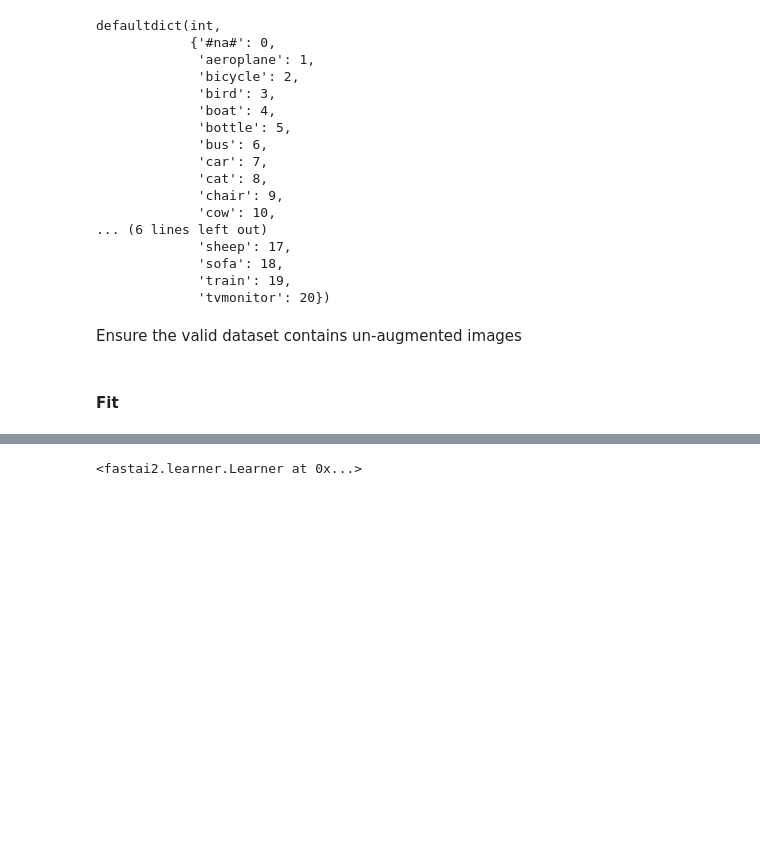
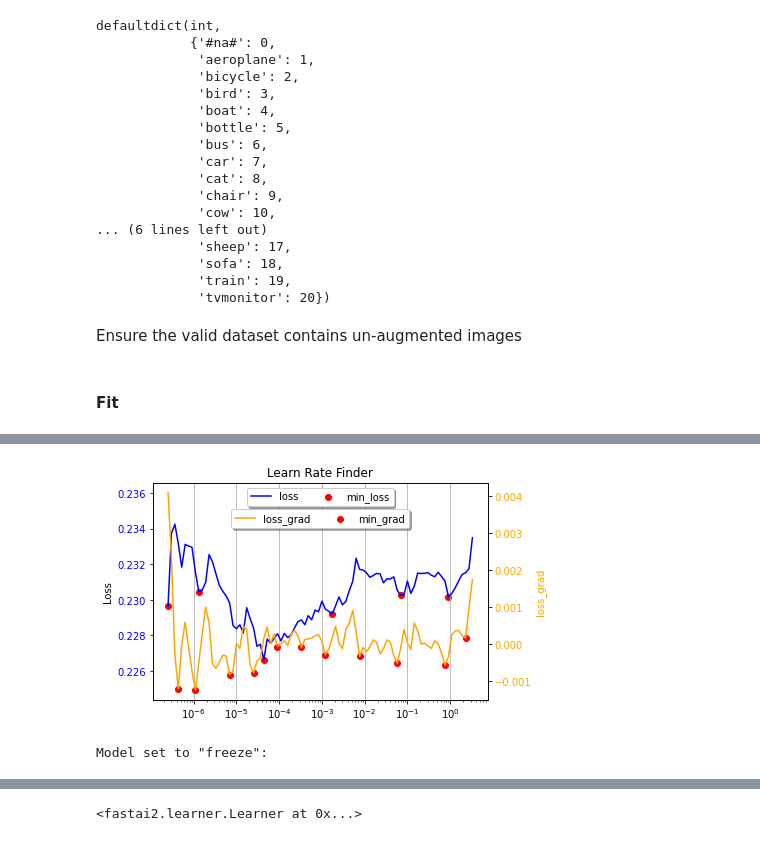
Before and after one commit to jav0927/AI, a Jupyter notebook: Fastai2_SSD_280_GouAug.ipynb, the cells around one changed output, grey strips where cells are left out. Cells and saved outputs as stored; diff of their text form; code cells hidden in the pictures; blank space fills up the shorter version.

```diff
--- a/Fastai2_SSD_280_GouAug.ipynb
+++ b/Fastai2_SSD_280_GouAug.ipynb
@@ -1247,0 +1282,6 @@ learn.save(F'/content/gdrive/My Drive/ssd_freeze_1_aug')
+# %%
+# Find Finder
+learn.lr_find( show_plot=False)
+# Find Optimal Learning Rates
+lr =  find_optimal_lr(learn, noise=4)
+# %% [output]
@@ -1247,0 +1289,2 @@ learn.save(F'/content/gdrive/My Drive/ssd_freeze_1_aug')
+[figure, added]
+Model set to "freeze":
```
Also changed, not shown: parts of 21 cells of this notebook.
